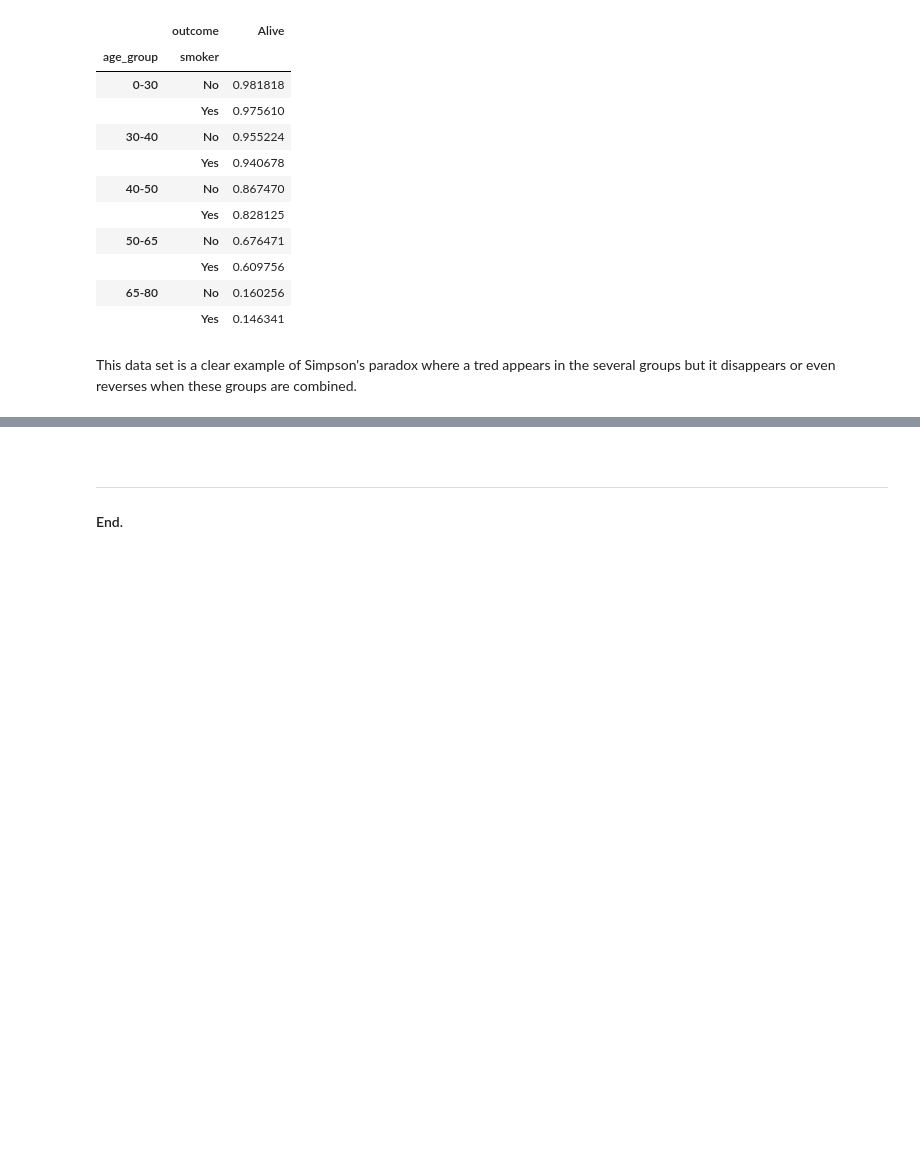
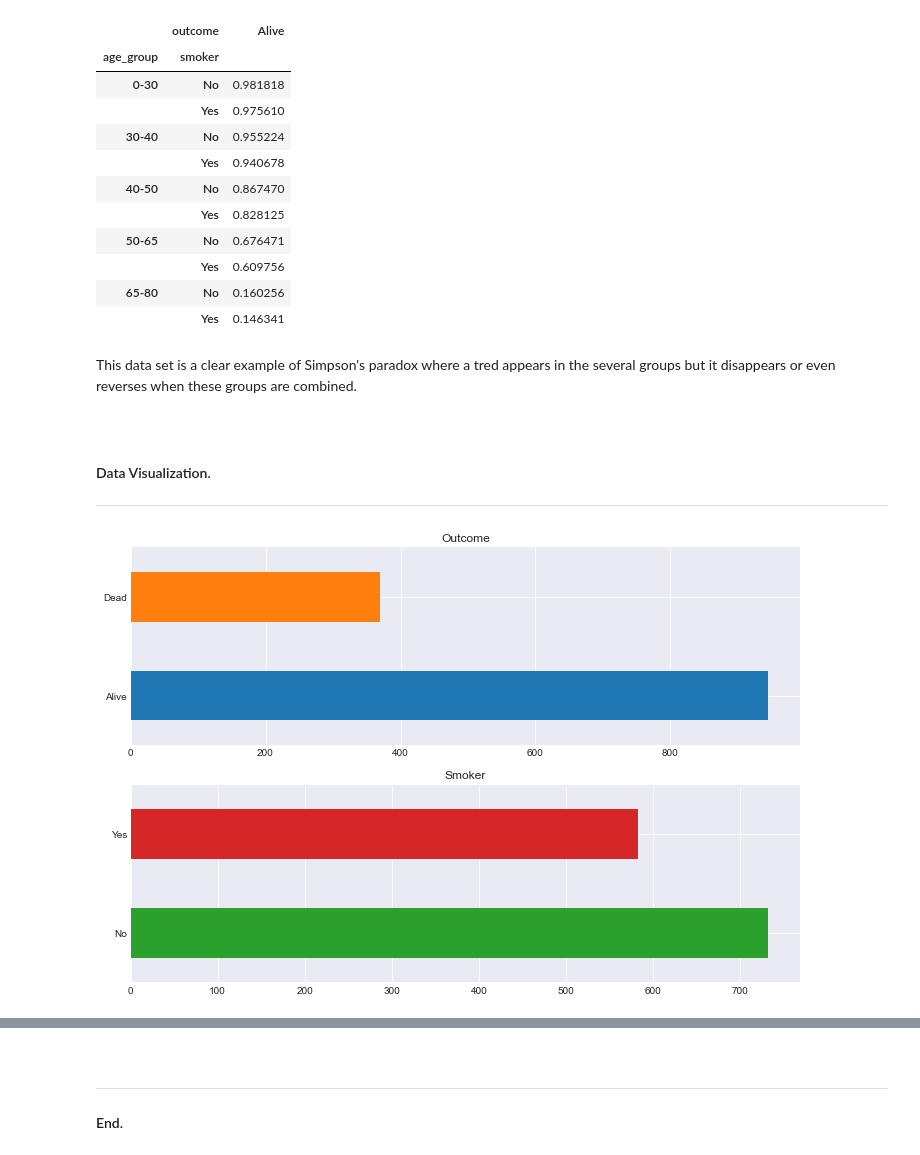
Before and after one commit to olgarozhdestvina/Data-Science-and-Machine-Learning, a Jupyter notebook: Data visualization/Whickham.ipynb, the cells around one changed output, grey strips where cells are left out. Drawn from its saved outputs; the diff is of its cells as text; code cells hidden in the pictures; blank space fills up the shorter version.

Commit message:
Added categorical plots to demonstate the simpsons paradox.

```diff
--- a/Data visualization/Whickham.ipynb
+++ b/Data visualization/Whickham.ipynb
@@ -16,7 +16,7 @@ from ipywidgets import interact, widgets
 
 %matplotlib inline
 # %%
-plt.style.use('ggplot')
+plt.style.use('seaborn-darkgrid')
 plt.rcParams['figure.figsize'] = (12, 8)
 # %% [markdown]
 <br>
@@ -125,3 +125,18 @@ byage.unstack().drop('Dead', axis=1)
 |  | Yes | 0.146341 |
 # %% [markdown]
 This data set is a clear example of Simpson's paradox where a tred appears in the several groups but it disappears or even reverses when these groups are combined.
+# %% [markdown]
+<br>
+
+#### Data Visualization.
+___
+# %%
+# Plot the outcome and smoker data.
+fig, [ax1, ax2] = plt.subplots(2)
+smoking.outcome.value_counts().plot.barh(ax=ax1, color=['C0', 'C1'])
+smoking.smoker.value_counts().plot.barh(ax=ax2, color=['C2', 'C3'])
+
+ax1.set_title('Outcome')
+ax2.set_title('Smoker');
+# %% [output]
+[figure, added]
```
Also changed, not shown: parts of 5 cells of this notebook.
